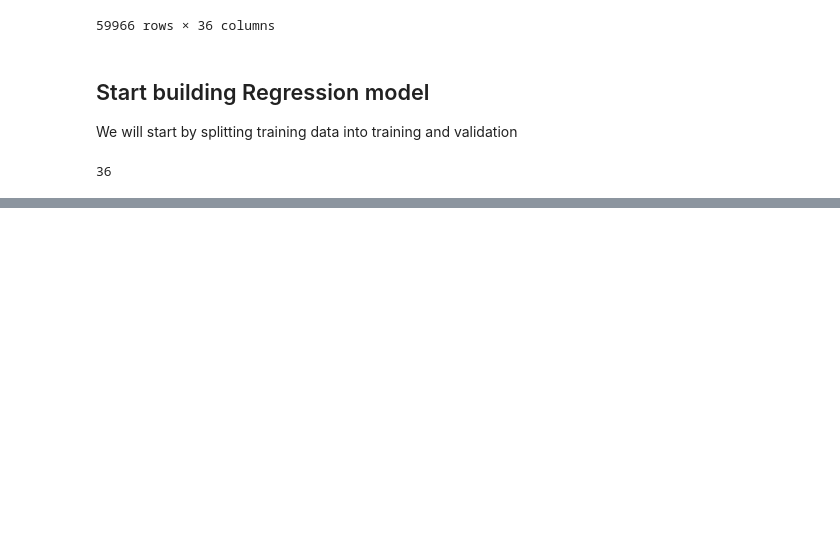
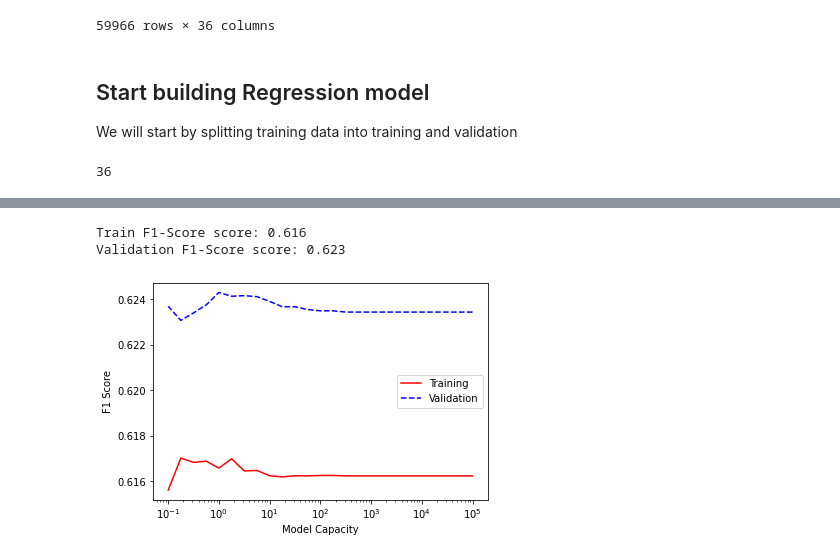
Before and after one commit to s3723189/COSC2673_assignment1, a Jupyter notebook: assignment1.ipynb, the cells around one changed output, grey strips where cells are left out. Cells and saved outputs as stored; diff of their text form; code cells hidden in the pictures; blank space fills up the shorter version.

Commit message:
more progress on regression

```diff
--- a/assignment1.ipynb
+++ b/assignment1.ipynb
@@ -182,10 +192,18 @@ a_dataset = a_dataset.drop(columns = ['Race'])
 OneHotEncoder_CCSProcedureCode = OneHotEncoder(handle_unknown ='ignore')
 OneHotEncoder_CCSProcedureCode.fit(a_dataset[['CCSProcedureCode']])
 
+test_OneHotEncoder_CCSProcedureCode = OneHotEncoder(handle_unknown ='ignore')
+test_OneHotEncoder_CCSProcedureCode.fit(test_dataset[['CCSProcedureCode']])
+
 onehot_ = OneHotEncoder_CCSProcedureCode.transform(a_dataset[['CCSProcedureCode']]).toarray()
+test_onehot_ = test_OneHotEncoder_CCSProcedureCode.transform(test_dataset[['CCSProcedureCode']]).toarray()
 
 colname = 'CCSProcedureCode'
 for i in range(len(OneHotEncoder_CCSProcedureCode.categories_[0])):
     a_dataset[colname + '_' + str(OneHotEncoder_CCSProcedureCode.categories_[0][i])] = onehot_[:,i]
 
+for i in range(len(test_OneHotEncoder_CCSProcedureCode.categories_[0])):
+    test_dataset[colname + '_' + str(test_OneHotEncoder_CCSProcedureCode.categories_[0][i])] = test_onehot_[:,i]
+
 a_dataset = a_dataset.drop(columns = ['CCSProcedureCode'])
+test_dataset = test_dataset.drop(columns = ['CCSProcedureCode'])
@@ -372,7 +377,7 @@ print(a_dataset.shape[1])
 from sklearn.model_selection import train_test_split
 
 drop_indices = np.random.choice(a_dataset.index, 20000, replace=False)
-a_subset = a_dataset.drop(drop_indices)
+a_subset = a_dataset
 
 with pd.option_context('mode.chained_assignment', None):
     a_subset, val_data = train_test_split(a_subset, test_size= 0.25,
@@ -454,7 +457,7 @@ print(concat_train_X[0])
 # %%
 from sklearn.linear_model import LogisticRegression
 clf = LogisticRegression(random_state=0, penalty='none', solver='saga',
-                         max_iter=1500,
+                         max_iter=1000,
                          class_weight='balanced').fit(concat_train_X, train_y.ravel())
 
 
@@ -467,3 +470,38 @@ train_f1 = f1_score(train_y, train_pred, average='macro')
 val_f1 = f1_score(val_y, val_pred, average='macro')
 print("Train F1-Score score: {:.3f}".format(train_f1))
 print("Validation F1-Score score: {:.3f}".format(val_f1))
+# %% [output]
+Train F1-Score score: 0.616
+Validation F1-Score score: 0.623
+# %%
+lambda_paras = np.logspace(-5, 1, num=25)    # establish the lambda values to test (grid)
+
+# Then search
+train_performace = list()
+valid_performace = list()
+
+for lambda_para in lambda_paras:
+    clf = LogisticRegression(penalty='l2', C = 1.0/lambda_para,
+                             random_state=0, solver='liblinear', max_iter=1000 ,
+                             class_weight='balanced').fit(concat_train_X, train_y.ravel())
+
+    train_pred = clf.predict(concat_train_X)
+    val_pred = clf.predict(concat_val_X)
+
+    train_f1 = f1_score(train_y, train_pred, average='macro')
+    val_f1 = f1_score(val_y, val_pred, average='macro')
+
+    train_performace.append(train_f1)
+    valid_performace.append(val_f1)
+# %%
+plt.plot([1.0/lambda_para for lambda_para in lambda_paras],
+         [tp for tp in train_performace], 'r-')
+plt.plot([1.0/lambda_para for lambda_para in lambda_paras],
+         [vp for vp in valid_performace], 'b--')
+plt.xscale("log")
+plt.ylabel('F1 Score')
+plt.xlabel('Model Capacity')
+plt.legend(['Training','Validation'])
+plt.show()
+# %% [output]
+[figure, added]
```
Also changed, not shown: parts of 30 cells of this notebook.
